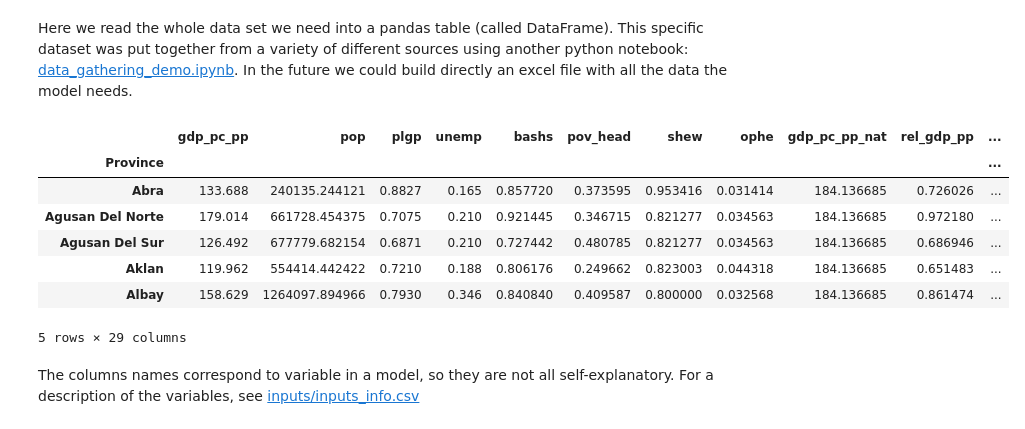
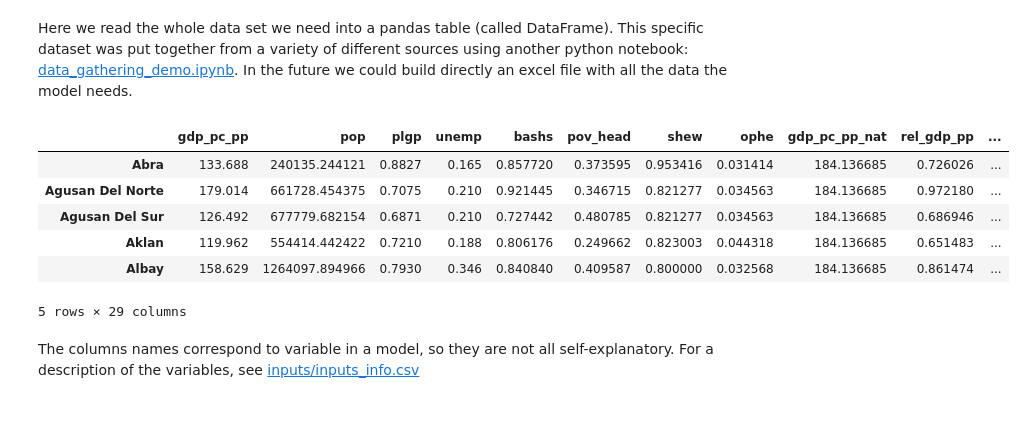
Before and after one commit to adrivsh/resilience_indicator_phl, a Jupyter notebook: socio_economic_capacity_demo.ipynb, the cells around one changed output. Saved outputs shown, nothing was run; the diff lists cells and outputs as text; code cells hidden in the pictures.

```diff
--- a/socio_economic_capacity_demo.ipynb
+++ b/socio_economic_capacity_demo.ipynb
@@ -39,13 +24,15 @@ Here we read the whole data set we need into a pandas table (called DataFrame).
 This specific dataset was put together from a variety of different sources using another python notebook: [data_gathering_demo.ipynb](data_gathering_demo.ipynb). In the future we could build directly an excel file with all the data the model needs.
 # %%
 #Load the excel data file into a dataframe (table)
-df=pd.read_excel("all_data_compiled.xlsx", index_col="Province") #tells Panda to use the column "Province" as the index of the table
+df=pd.read_excel("all_data_compiled.xlsx",
+                 index_col=0, #tells Pandas to use the column "Province" as the index of the table
+                 skiprows=[0, 2] #The first (0) row is a description of the variable so we skip it, and the 3 (2) row is empty
+                )
 
-#Displays the first rows of that table
+#Displays the first rows of that dataframe
 df.head()
 # %% [output]
 |  | gdp_pc_pp | pop | plgp | unemp | bashs | pov_head | shew | ophe | gdp_pc_pp_nat | rel_gdp_pp | ... |
-| Province |  |  |  |  |  |  |  |  |  |  | ... |
 | Abra | 133.688 | 240135.244121 | 0.8827 | 0.165 | 0.857720 | 0.373595 | 0.953416 | 0.031414 | 184.136685 | 0.726026 | ... |
 | Agusan Del Norte | 179.014 | 661728.454375 | 0.7075 | 0.210 | 0.921445 | 0.346715 | 0.821277 | 0.034563 | 184.136685 | 0.972180 | ... |
 | Agusan Del Sur | 126.492 | 677779.682154 | 0.6871 | 0.210 | 0.727442 | 0.480785 | 0.821277 | 0.034563 | 184.136685 | 0.686946 | ... |
```
Also changed, not shown: parts of 18 cells of this notebook, 4 other files.
